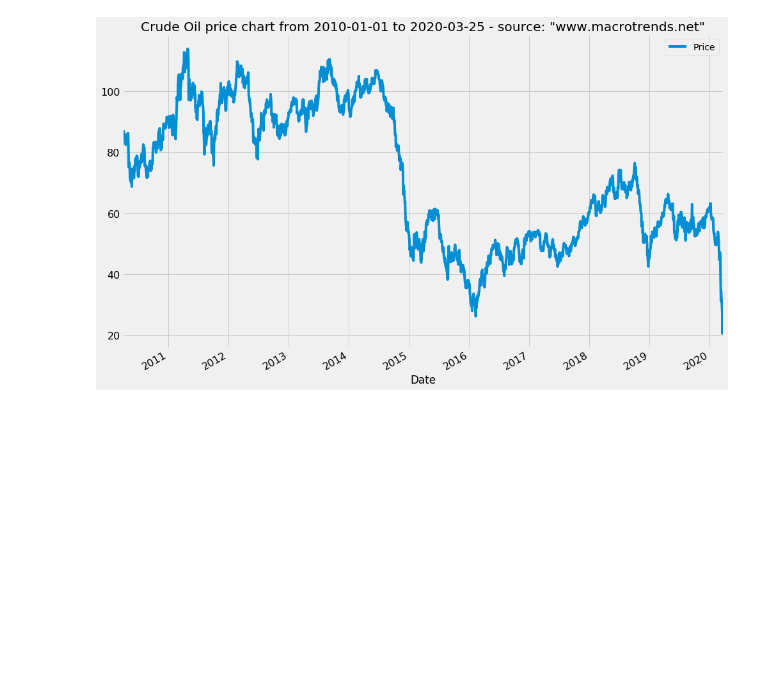
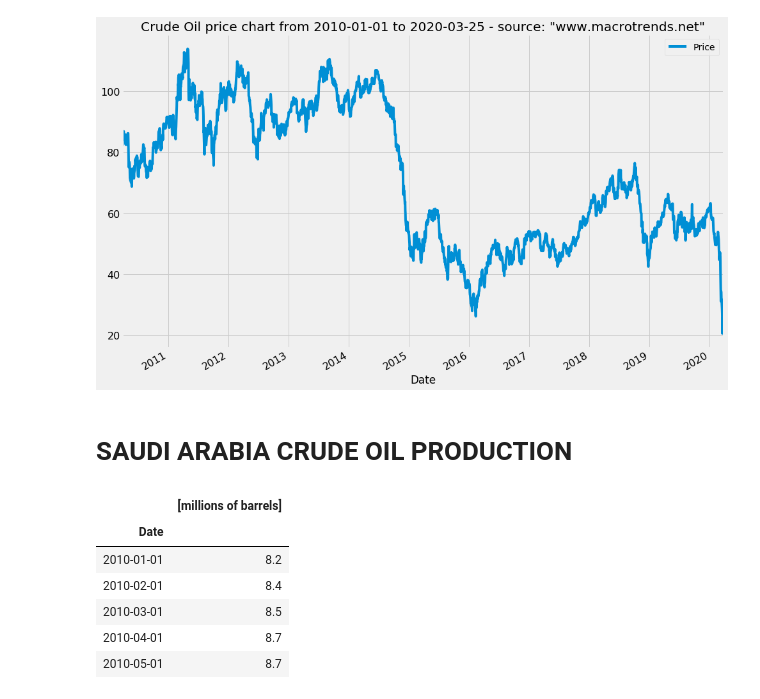
Before and after one commit to azagorowski/Analysis-and-forecast-of-stock-exchange-price-based-on-selected-indicators-using-machine-learning, a Jupyter notebook: scripts/Crude_oil.ipynb, the cells around one changed output. Drawn from its saved outputs; the diff is of its cells as text; code cells hidden in the pictures; blank space fills up the shorter version.

```diff
--- a/scripts/Crude_oil.ipynb
+++ b/scripts/Crude_oil.ipynb
@@ -57,3 +57,37 @@ crude_oil.plot(title="Crude Oil price chart from 2010-01-01 to 2020-03-25 - sour
 # %% [output]
 <matplotlib.axes._subplots.AxesSubplot at 0x...>
 [figure]
+# %% [markdown]
+# SAUDI ARABIA CRUDE OIL PRODUCTION
+# %%
+#Import data, skip description rows, use columns: date & value
+crude_oil_saudi = pd.read_csv('saudi-arabia-crude-oil-production-chart.csv',
+                     skiprows=14,
+                     usecols=['date',' value'])
+
+#Convert column type to date time
+crude_oil_saudi["date"] = pd.to_datetime(crude_oil_saudi["date"])
+
+#Select price between 2010-01-01 and 2020-03-24
+filter = (crude_oil_saudi['date'] >= '2010-01-01') & (crude_oil_saudi['date'] < '2020-03-25')
+crude_oil_saudi = crude_oil_saudi[filter]
+
+#Rename columns
+crude_oil_saudi = crude_oil_saudi.rename(columns={'date': 'Date', ' value': '[millions of barrels]'})
+
+#Change index column for "Date"
+crude_oil_saudi.index = crude_oil_saudi['Date']
+
+#Delete "Date" column that is not an index
+crude_oil_saudi = crude_oil_saudi.drop(columns=['Date'])
+
+#Display Data Frame
+crude_oil_saudi.head()
+# %% [output]
+|  | [millions of barrels] |
+| Date |  |
+| 2010-01-01 | 8.2 |
+| 2010-02-01 | 8.4 |
+| 2010-03-01 | 8.5 |
+| 2010-04-01 | 8.7 |
+| 2010-05-01 | 8.7 |
```
Also changed, not shown: parts of 5 cells of this notebook.
